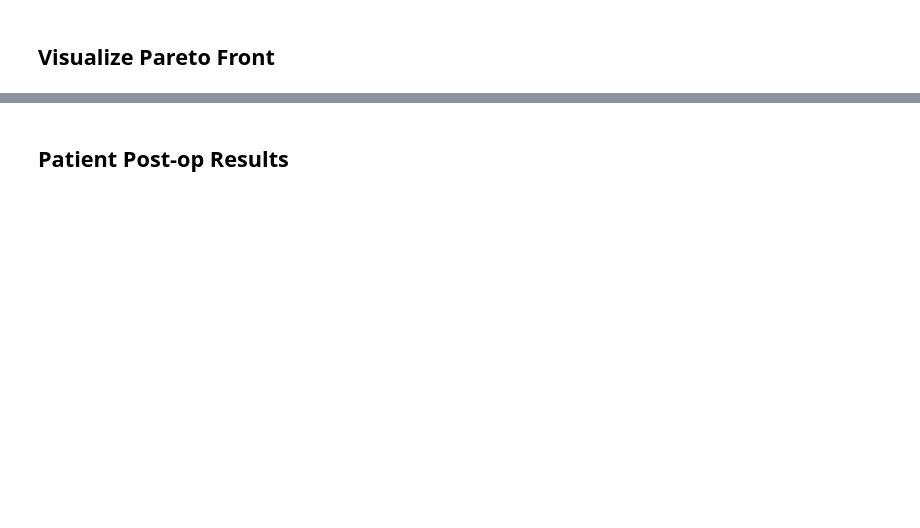
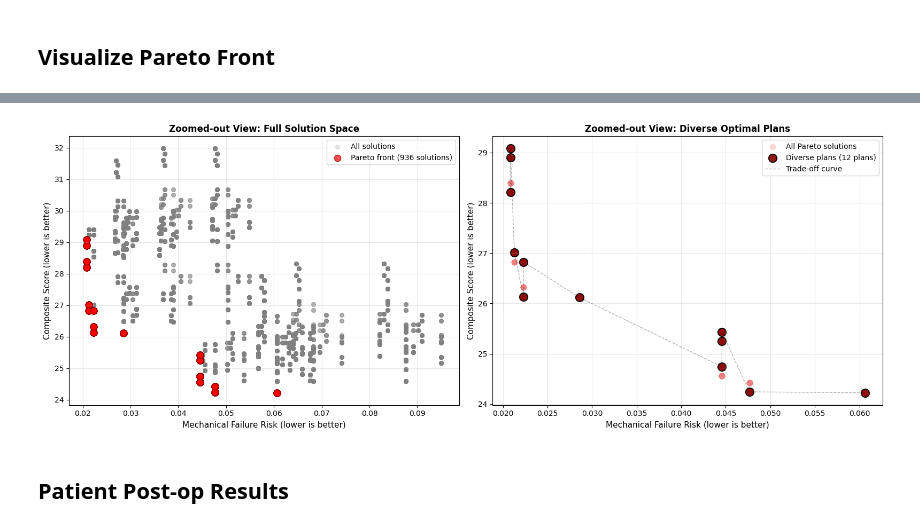
Before and after one commit to 124578-UW/Data-Science-Capstone, a Jupyter notebook: notebooks/04_parteto_front.ipynb, the cells around one changed output, grey strips where cells are left out. Cells and saved outputs as stored; diff of their text form; code cells hidden in the pictures; blank space fills up the shorter version.

```diff
--- a/notebooks/04_parteto_front.ipynb
+++ b/notebooks/04_parteto_front.ipynb
@@ -271,39 +328,41 @@ import matplotlib.pyplot as plt
 # Zoomed-out view with all solutions
 fig, axes = plt.subplots(1, 2, figsize=(16, 6))
 
 # Left plot: All solutions with Pareto front highlighted
 ax = axes[0]
 ax.scatter(df_results["mech_fail_risk"], df_results["composite_score"],
           alpha=0.2, s=30, label="All solutions", color="gray")
 ax.scatter(df_pareto["mech_fail_risk"], df_pareto["composite_score"],
           alpha=0.7, s=80, label=f"Pareto front ({len(df_pareto)} solutions)", color="red", edgecolors="darkred", linewidth=1)
 
 ax.set_xlabel("Mechanical Failure Risk (lower is better)", fontsize=11)
 ax.set_ylabel("Composite Score (lower is better)", fontsize=11)
 ax.set_title("Zoomed-out View: Full Solution Space", fontsize=12, fontweight="bold")
 ax.legend(fontsize=10)
 ax.grid(True, alpha=0.3)
 
-# Right plot: Unique Pareto solutions only
+# Right plot: Diverse Pareto solutions only
 ax = axes[1]
 ax.scatter(df_pareto["mech_fail_risk"], df_pareto["composite_score"],
           alpha=0.3, s=50, label="All Pareto solutions", color="lightcoral")
-ax.scatter(df_unique_sorted["mech_fail_risk"], df_unique_sorted["composite_score"],
-          alpha=0.9, s=120, label=f"Unique plans ({len(df_unique_sorted)} plans)", color="darkred", edgecolors="black", linewidth=1.5)
+ax.scatter(df_diverse["mech_fail_risk"], df_diverse["composite_score"],
+          alpha=0.9, s=120, label=f"Diverse plans ({len(df_diverse)} plans)", color="darkred", edgecolors="black", linewidth=1.5)
 
 # Connect points to show trade-off
-ax.plot(df_unique_sorted.sort_values("mech_fail_risk")["mech_fail_risk"],
-        df_unique_sorted.sort_values("mech_fail_risk")["composite_score"],
+ax.plot(df_diverse.sort_values("mech_fail_risk")["mech_fail_risk"],
+        df_diverse.sort_values("mech_fail_risk")["composite_score"],
         'k--', alpha=0.3, linewidth=1, label="Trade-off curve")
 
 ax.set_xlabel("Mechanical Failure Risk (lower is better)", fontsize=11)
 ax.set_ylabel("Composite Score (lower is better)", fontsize=11)
-ax.set_title("Zoomed-out View: Unique Optimal Plans", fontsize=12, fontweight="bold")
+ax.set_title("Zoomed-out View: Diverse Optimal Plans", fontsize=12, fontweight="bold")
 ax.legend(fontsize=10)
 ax.grid(True, alpha=0.3)
 
 plt.tight_layout()
 plt.show()
+# %% [output]
+[figure, added]
 # %% [markdown]
 ## Patient Post-op Results
 # %%
```
Also changed, not shown: parts of 7 cells of this notebook, 1 other file.
